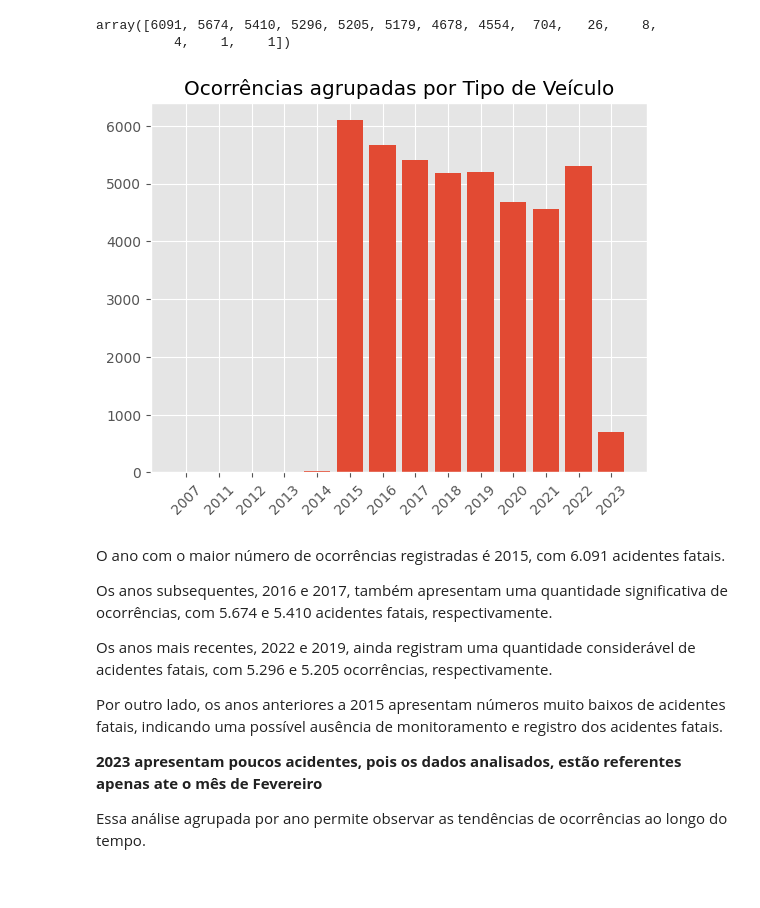
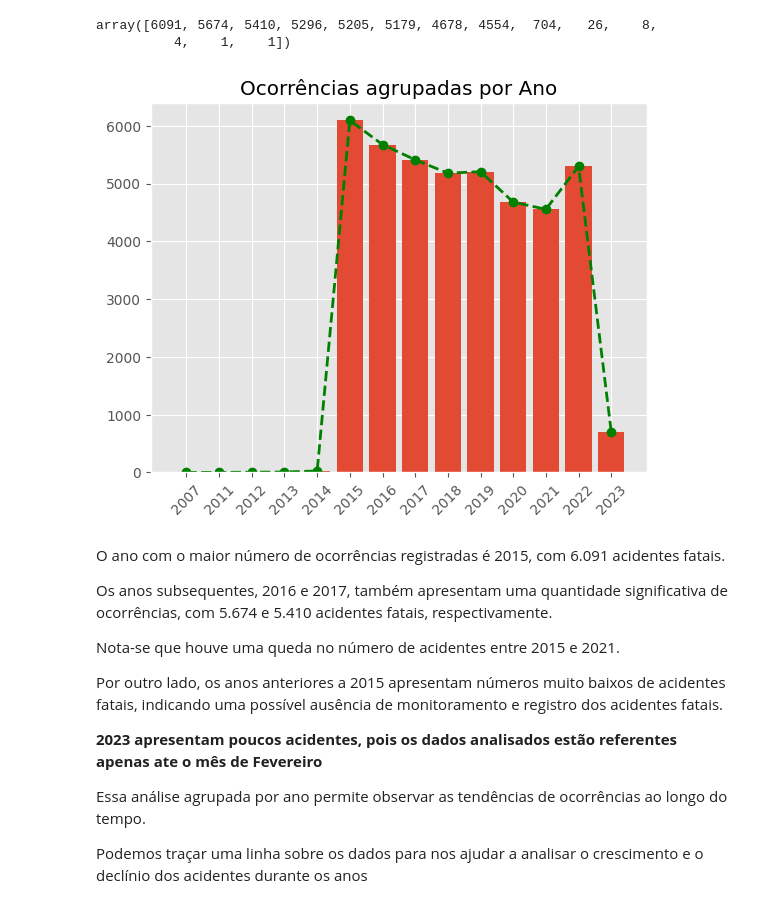
Before and after one commit to luizfernando120/Projeto-teste, a Jupyter notebook: Cópia_de_Projeto_07_Abril.ipynb, the cells around one changed output. Drawn from its saved outputs; the diff is of its cells as text; code cells hidden in the pictures.

```diff
--- a/Cópia_de_Projeto_07_Abril.ipynb
+++ b/Cópia_de_Projeto_07_Abril.ipynb
@@ -59,7 +59,6 @@ sexos = ['MASCULINO','FEMININO','NAO DISPONIVEL']
 count_sexos = [34801,7563,467]
 cores_sexo = ['green','red','gray']
 # %%
-plt.style.use("ggplot")
 grafico_sexos = plt.bar(sexos,count_sexos, align ='center', color = cores_sexo)
 plt.title('Ocorrências agrupadas por Sexo')
 plt.show(grafico_sexos)
@@ -69,7 +68,6 @@ plt.show(grafico_sexos)
 Com base nas informações fornecidas, podemos concluir preliminarmente que os acidentes de trânsito são mais frequentes entre os indivíduos do sexo masculino sendo **34.801**, enquanto o gênero feminino apresenta uma proporção menor de **7.563** ocorrências. É importante ressaltar que essa análise é baseada apenas nos dados fornecidos e não leva em consideração outros fatores que podem influenciar os acidentes de trânsito.
 Já não se verificou o número de **467** dos acidentes fatais, por ausência de informações, privacidade, falta de perguntas.
 # %%
-plt.style.use("ggplot")
 pizza_sexos = plt.pie(count_sexos, labels=sexos, colors = cores_sexo, autopct = '%1.1f%%')
 plt.title('Ocorrências agrupadas por Sexo')
 plt.legend(['MASCULINO','FEMININO','NAO DISPONIVEL'],loc = 'upper right')
@@ -161,7 +158,6 @@ veiculos =['MOTOCICLETA', 'AUTOMOVEL', 'PEDESTRE', 'BICICLETA', 'NAO DISPONIVEL'
 quantidade = [15523, 10827,  9865,  2807,  1789,  1444,   353,   223]
 cores_automoveis = ['green','orange','blue','purple','gray','pink','yellow','black']
 # %%
-plt.style.use("ggplot")
 grafico_automoveis = plt.barh(veiculos,quantidade, align ='center', color = cores_automoveis)
 plt.title('Ocorrências agrupadas por Tipo de Veículo')
 plt.show(grafico_automoveis)
@@ -176,7 +172,6 @@ Os acidentes fatais envolvendo automóveis (10827) e pedestres (9865) também po
 
 Já os acidentes fatais envolvendo bicicletas, caminhões, ônibus e outros veículos têm uma incidência menor, mas ainda assim não devem ser negligenciados.
 # %%
-plt.style.use("ggplot")
 pizza_veiculos = plt.pie(quantidade, labels=veiculos, colors = cores_automoveis, autopct = '%1.1f%%')
 plt.title('Ocorrências agrupadas por Tipo de Veículo')
 plt.axis('equal')
@@ -238,23 +233,25 @@ array([6091, 5674, 5410, 5296, 5205, 5179, 4678, 4554,  704,   26,    8,
 anos =['2007', '2011', '2012', '2013',  '2014', '2015', '2016', '2017', '2018', '2019', '2020','2021' , '2022' , '2023' ]
 numero = [ 1, 1, 4, 8, 26, 6091,  5674, 5410, 5179, 5205 ,4678 , 4554,  5296, 704]
 # %%
-plt.style.use("ggplot")
 grafico_anos = plt.bar(anos,numero, align ='center')
-plt.title('Ocorrências agrupadas por Tipo de Veículo')
+plt.plot(anos, numero, color='green', marker='o', linestyle='--', linewidth=2)
+plt.title('Ocorrências agrupadas por Ano')
 plt.xticks(rotation=45)
 plt.show(grafico_anos)
 # %% [output]
-[figure, old version]
+[figure, new version]
 # %% [markdown]
 O ano com o maior número de ocorrências registradas é 2015, com 6.091 acidentes fatais.
 
 Os anos subsequentes, 2016 e 2017, também apresentam uma quantidade significativa de ocorrências, com 5.674 e 5.410 acidentes fatais, respectivamente.
 
-Os anos mais recentes, 2022 e 2019, ainda registram uma quantidade considerável de acidentes fatais, com 5.296 e 5.205 ocorrências, respectivamente.
+Nota-se que houve uma queda no número de acidentes entre 2015 e 2021.
 
 Por outro lado, os anos anteriores a 2015 apresentam números muito baixos de acidentes fatais, indicando uma possível ausência de monitoramento e registro dos acidentes fatais.
 
-**2023 apresentam poucos acidentes, pois os dados analisados, estão referentes apenas ate o mês de Fevereiro**
+**2023 apresentam poucos acidentes, pois os dados analisados estão referentes apenas ate o mês de Fevereiro**
 
 Essa análise agrupada por ano permite observar as tendências de ocorrências ao longo do tempo.
+
+Podemos traçar uma linha sobre os dados para nos ajudar a analisar o crescimento e o declínio dos acidentes durante os anos
 # %%
```
Also changed, not shown: parts of 5 cells of this notebook.
